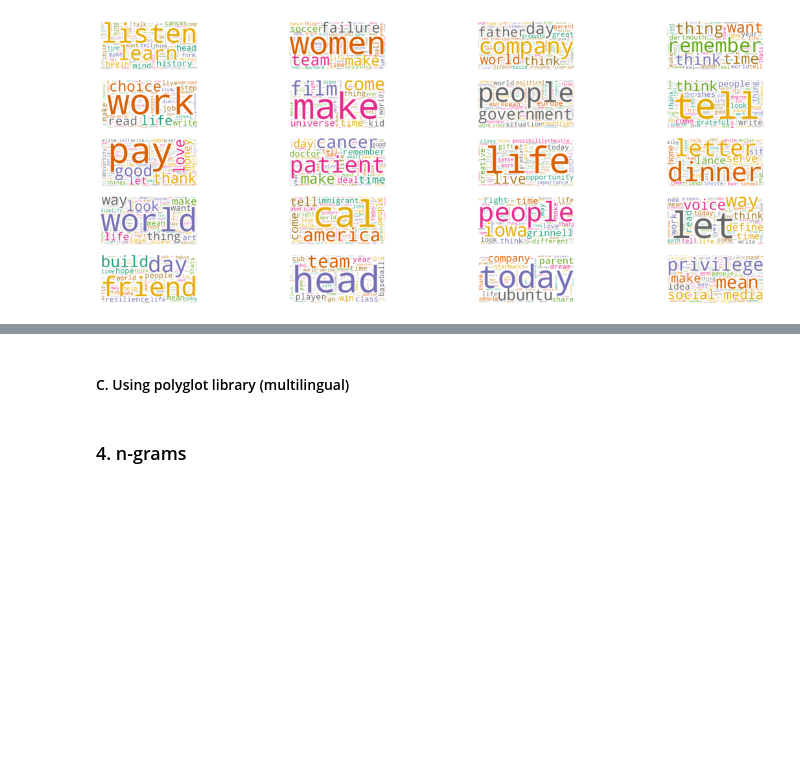
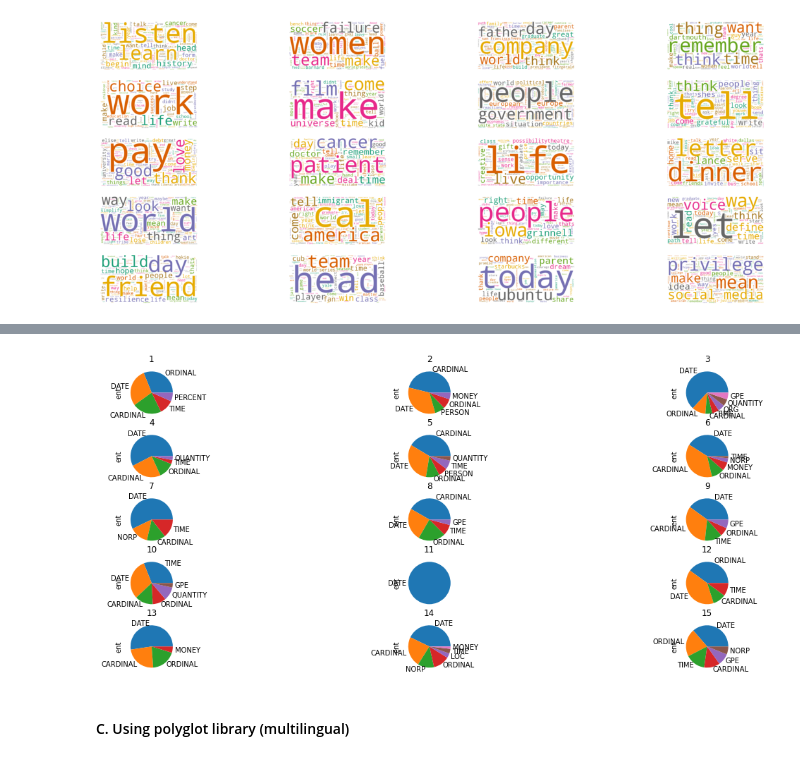
Before and after one commit to katiehuang1221/NLP-Analysis-On-Motivational-Speeches, a Jupyter notebook: notebook/03_data_cleaning_2.ipynb, the cells around one changed output, grey strips where cells are left out. Cells and saved outputs as stored; diff of their text form; code cells hidden in the pictures; blank space fills up the shorter version.

```diff
--- a/notebook/03_data_cleaning_2.ipynb
+++ b/notebook/03_data_cleaning_2.ipynb
@@ -284,0 +506,16 @@ plt.show()
+# %%
+def ne_pie(article):
+    nlp = spacy.load('en_core_web_sm')
+    doc = nlp(article)
+    ne = [(ent.text, ent.label_) for ent in doc.ents]
+    ne_df = pd.DataFrame(ne,columns=['word','ent'])
+    return ne_df.ent.value_counts().plot(kind='pie');
+
+for index, speech in enumerate(speech_clean_3.transcript.iloc[:15]):
+    plt.subplot(5, 3, index+1)
+    ne_pie(speech)
+    plt.title(index+1)
+
+plt.show()
+# %% [output]
+[figure, added]
@@ -285,4 +524,2 @@ plt.show()
 # %% [markdown]
 #### C. Using polyglot library (multilingual)
-# %% [markdown]
-### 4. n-grams
```
Also changed, not shown: parts of 48 cells of this notebook, 1 other file.
